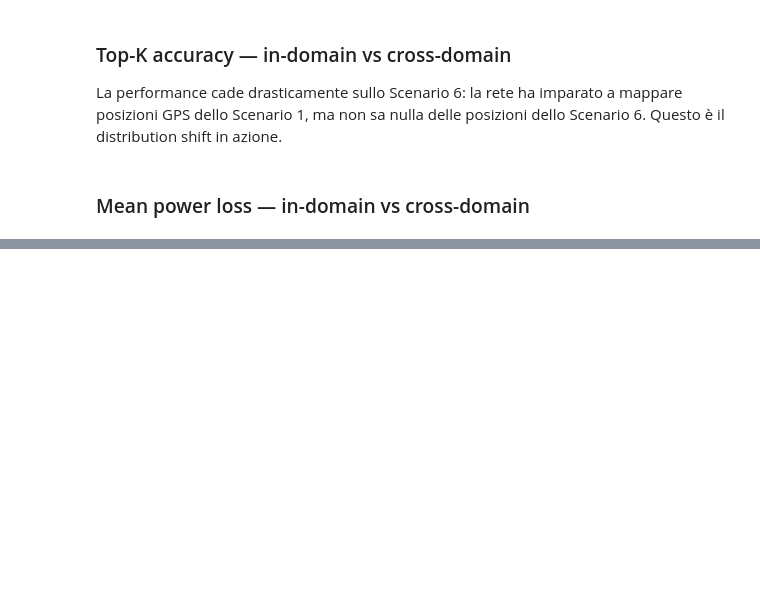
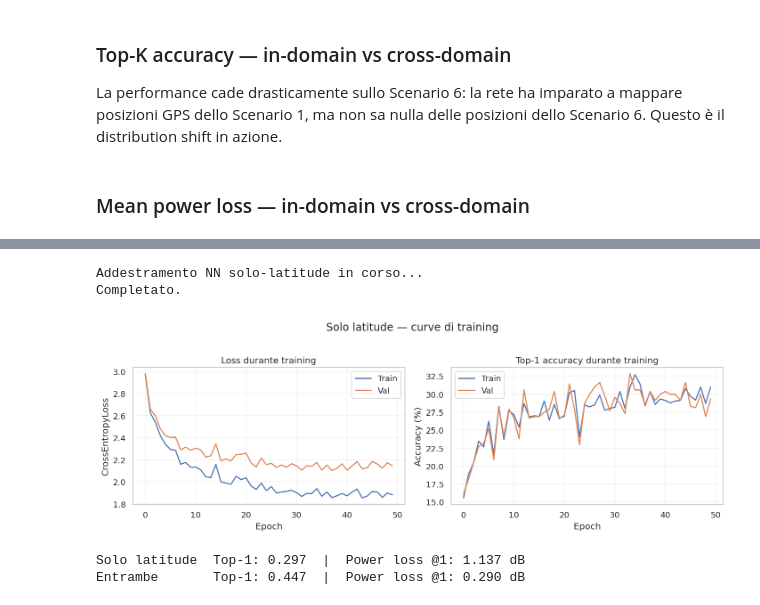
Before and after one commit to dontolon/intro_to_ml, a Jupyter notebook: gps_beam_prediction_workshop.ipynb, the cells around one changed output, grey strips where cells are left out. Saved outputs shown, nothing was run; the diff lists cells and outputs as text; code cells hidden in the pictures; blank space fills up the shorter version.

```diff
--- a/gps_beam_prediction_workshop.ipynb
+++ b/gps_beam_prediction_workshop.ipynb
@@ -535,28 +725,28 @@ Vedrai subito:
 # %% [markdown]
 ## Facciamo il training settando gli hyperparameters
 # %%
-DIM_STRATO_NASCOSTO = 2
+DIM_STRATO_NASCOSTO = 128
 # ↑ Neuroni nel layer nascosto (capacità del modello).
 # Piccolo (4–8)  : poca capacità → underfitting
 # Medio  (32–64) : buon equilibrio per questo dataset
 # Grande (128+)  : alta capacità → rischio overfitting
 # Prova: 4, 8, 16, 32, 64, 128
 
-LEARNING_RATE = 0.5
+LEARNING_RATE = 0.01
 # ↑ Dimensione del passo di aggiornamento.
 # Alto   (0.5, 0.1) : veloce ma instabile, loss oscilla
 # Medio  (0.01)     : buon compromesso
 # Basso  (0.001, 0.0003): stabile ma lento
 # Prova: 0.5, 0.1, 0.01, 0.001, 0.0003
 
-NUM_EPOCHE = 10
+NUM_EPOCHE = 50
 # ↑ Passaggi sul dataset di training.
 # Poche  (5–15) : underfitting, non ha imparato abbastanza
 # Medie  (40–80): di solito sufficienti
 # Molte  (150+) : rischio overfitting se il modello è grande
 # Prova: 10, 30, 60, 100, 150
 
-BATCH_SIZE = 16
+BATCH_SIZE = 32
 # ↑ Esempi per ogni aggiornamento dei pesi.
 # Piccolo (16–32): aggiornamenti frequenti e rumorosi
 # Grande  (128+) : aggiornamenti stabili ma meno frequenti
@@ -749,0 +970,34 @@ Abbiamo seguito una pipeline completa:
+# %%
+# Teniamo solo la colonna latitude (indice 0).
+X_train_lat = X_model_train[:, [0]]
+X_val_lat   = X_val[:, [0]]
+X_test_lat  = X_test[:, [0]]
+
+print("Addestramento NN solo-latitude in corso...")
+nn_lat, hist_lat, _ = train_pytorch_classifier(
+    X_train_lat, y_model_train, X_val_lat, y_val,
+    hidden_dim=DIM_STRATO_NASCOSTO,
+    learning_rate=LEARNING_RATE,
+    batch_size=BATCH_SIZE,
+    epochs=NUM_EPOCHE,
+    seed=42, verbose=False)
+print("Completato.")
+
+plot_training_history(hist_lat)
+plt.suptitle("Solo latitude — curve di training", y=1.02)
+plt.tight_layout()
+plt.show()
+
+proba_lat = predict_proba_pytorch(nn_lat, X=X_test_lat, scaler=None)
+topk_lat  = probabilities_to_topk_indices(proba_lat, max_k=10)
+accs_lat  = topk_accuracy(y_test, topk_lat, max_k=10)
+losses_lat = mean_power_loss_db(power_test, topk_lat, max_k=10)
+
+print(f"Solo latitude  Top-1: {accs_lat[0]:.3f}  |  Power loss @1: {losses_lat[0]:.3f} dB")
+print(f"Entrambe       Top-1: {accs_test_studenti[0]:.3f}  |  Power loss @1: {losses_test_studenti[0]:.3f} dB")
+# %% [output]
+Addestramento NN solo-latitude in corso...
+Completato.
+[figure, added]
+Solo latitude  Top-1: 0.297  |  Power loss @1: 1.137 dB
+Entrambe       Top-1: 0.447  |  Power loss @1: 0.290 dB
```
Also changed, not shown: parts of 47 cells of this notebook.
